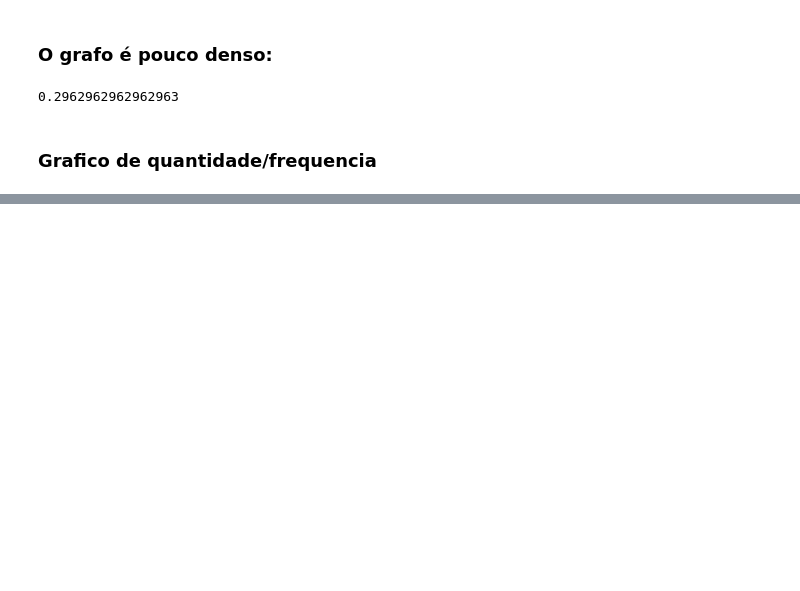
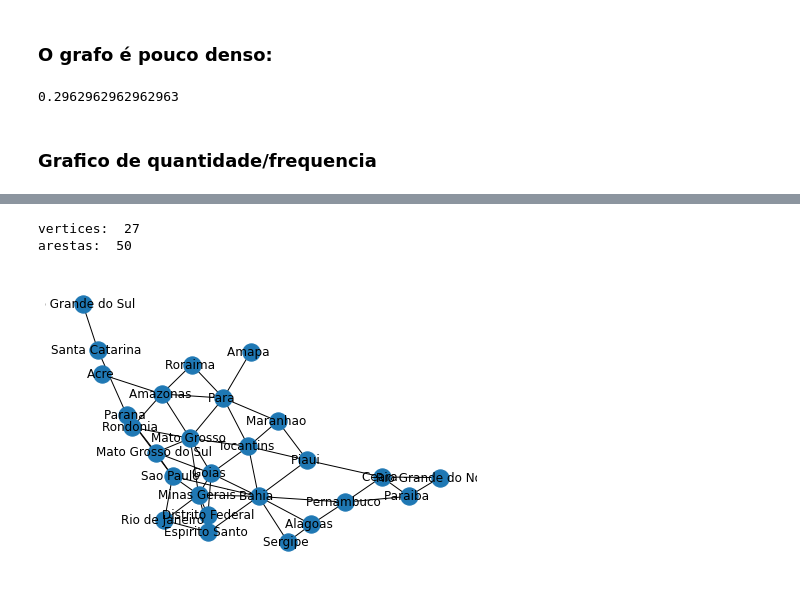
Before and after one commit to paulo7676/Faculdade, a Jupyter notebook: Grafos/Atividade 01/Atividade_01_Certa.ipynb, the cells around one changed output, grey strips where cells are left out. Cells and saved outputs as stored; diff of their text form; code cells hidden in the pictures; blank space fills up the shorter version.

```diff
--- a/Grafos/Atividade 01/Atividade_01_Certa.ipynb
+++ b/Grafos/Atividade 01/Atividade_01_Certa.ipynb
@@ -109,0 +110,29 @@ plt.show()
+# %%
+import networkx as nx
+G = nx.Graph()
+
+# adicionando vertices
+
+for i in estados:
+
+    # Adicionando um novo vertice
+    G.add_node(i)
+    for j in estados[i]:
+        #Adicionando suas arestas
+        G.add_edge(i, j)
+
+
+# total de vertices e arestas
+n_vertices = G.number_of_nodes()
+n_arestas = G.number_of_edges()
+
+print('vertices: ', n_vertices, '\narestas: ', n_arestas)
+# %% [output]
+vertices:  27
+arestas:  50
+# %%
+#plot do grafico (aumentando a distancia entre cada node)
+nx.spring_layout(G, k=0.15)
+nx.draw(G, with_labels=True)
+# %% [output]
+[figure, added]
```
Also changed, not shown: parts of 4 cells of this notebook.
